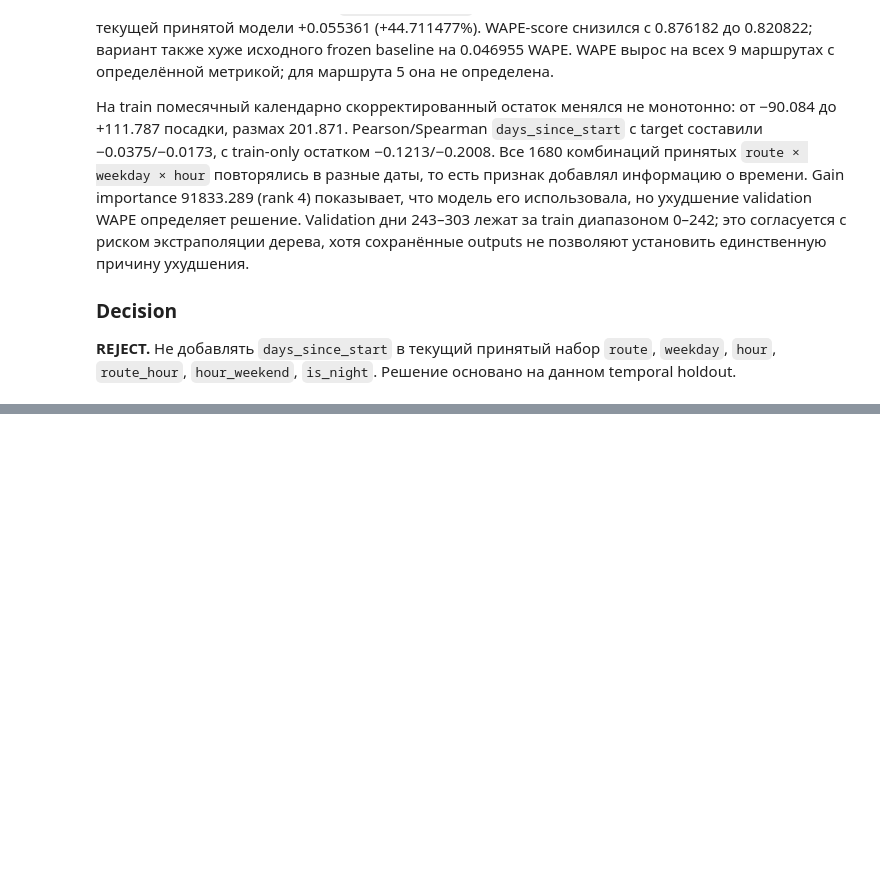
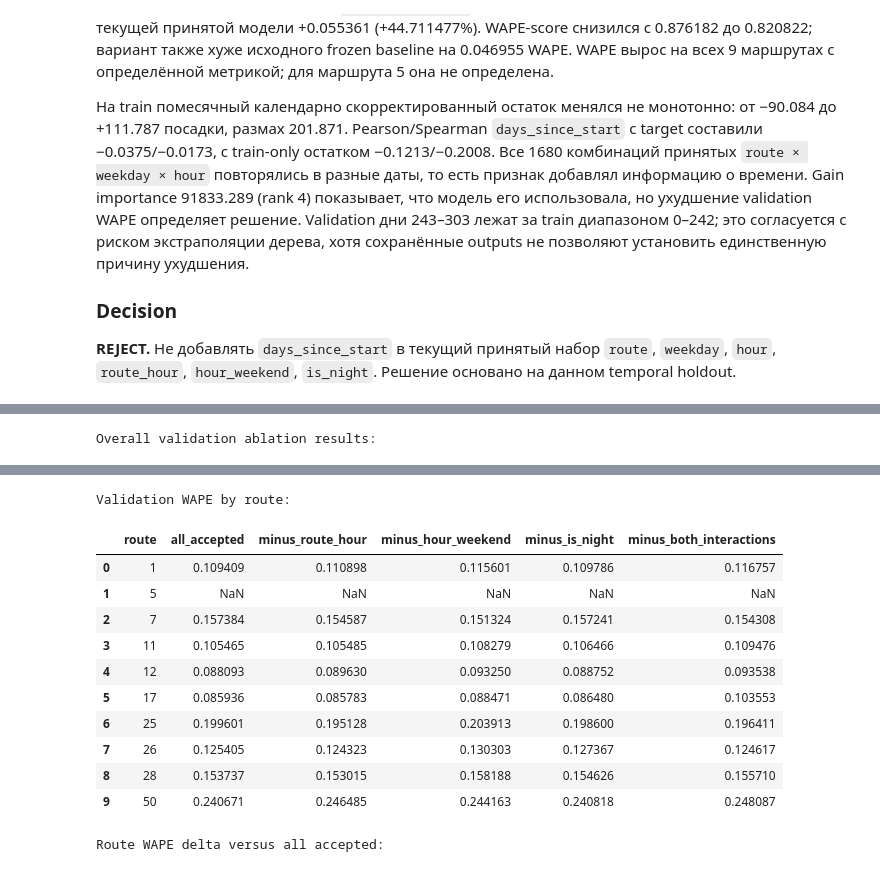
Before and after one commit to rapogahu/MT-Hackathon-2026, a Jupyter notebook: ml/notebooks/feature_engineering.ipynb, the cells around one changed output, grey strips where cells are left out. Cells and saved outputs as stored; diff of their text form; code cells hidden in the pictures; blank space fills up the shorter version.

```diff
--- a/ml/notebooks/feature_engineering.ipynb
+++ b/ml/notebooks/feature_engineering.ipynb
@@ -4233,0 +4675,64 @@ Validation WAPE by route:
+# %%
+ablation_actual = pd.read_csv(
+    VALID_HOURLY_PATH, sep=";", usecols=["boardings"]
+)["boardings"].to_numpy()
+if len(ablation_actual) != len(validation_keys) or ablation_actual.sum() == 0:
+    raise ValueError("Invalid validation targets")
+if any(
+    len(prediction) != len(ablation_actual) or not np.isfinite(prediction).all()
+    for prediction in ablation_predictions.values()
+):
+    raise ValueError("Invalid validation predictions")
+
+ablation_route_totals = (
+    pd.DataFrame({
+        "route": validation_keys["route"],
+        "actual": ablation_actual,
+    })
+    .groupby("route")["actual"].sum()
+    .reindex(ROUTES)
+)
+ablation_route_wape = pd.DataFrame(index=pd.Index(ROUTES, name="route"))
+ablation_result_rows = []
+for experiment, removed_features in REDUNDANCY_ABLATIONS:
+    absolute_error = np.abs(ablation_actual - ablation_predictions[experiment])
+    overall_wape = absolute_error.sum() / ablation_actual.sum()
+    ablation_result_rows.append({
+        "experiment": experiment,
+        "removed_features": ", ".join(removed_features) if removed_features else "none",
+        "WAPE": overall_wape,
+        "WAPE_score": max(0.0, 1.0 - overall_wape),
+    })
+    route_error = (
+        pd.DataFrame({
+            "route": validation_keys["route"],
+            "absolute_error": absolute_error,
+        })
+        .groupby("route")["absolute_error"].sum()
+        .reindex(ROUTES)
+    )
+    ablation_route_wape[experiment] = (
+        route_error / ablation_route_totals.replace(0, np.nan)
+    )
+
+ablation_results = pd.DataFrame(ablation_result_rows)
+all_accepted_wape = ablation_results.loc[
+    ablation_results["experiment"].eq("all_accepted"), "WAPE"
+].iloc[0]
+ablation_results["delta_WAPE_vs_all_accepted"] = (
+    ablation_results["WAPE"] - all_accepted_wape
+)
+ablation_results["relative_delta_WAPE_vs_all_accepted_pct"] = (
+    100 * ablation_results["delta_WAPE_vs_all_accepted"] / all_accepted_wape
+)
+ablation_route_delta = ablation_route_wape.drop(
+    columns="all_accepted"
+).sub(ablation_route_wape["all_accepted"], axis=0)
+print("Overall validation ablation results:")
+display(ablation_results.round(6))
+print("Validation WAPE by route:")
+display(ablation_route_wape.reset_index().round(6))
+print("Route WAPE delta versus all accepted:")
+display(ablation_route_delta.reset_index().round(6))
+# %% [output]
+Overall validation ablation results:
@@ -4233,0 +4745,13 @@ Validation WAPE by route:
+Validation WAPE by route:
+|  | route | all_accepted | minus_route_hour | minus_hour_weekend | minus_is_night | minus_both_interactions |
+| 0 | 1 | 0.109409 | 0.110898 | 0.115601 | 0.109786 | 0.116757 |
+| 1 | 5 | NaN | NaN | NaN | NaN | NaN |
+| 2 | 7 | 0.157384 | 0.154587 | 0.151324 | 0.157241 | 0.154308 |
+| 3 | 11 | 0.105465 | 0.105485 | 0.108279 | 0.106466 | 0.109476 |
+| 4 | 12 | 0.088093 | 0.089630 | 0.093250 | 0.088752 | 0.093538 |
+| 5 | 17 | 0.085936 | 0.085783 | 0.088471 | 0.086480 | 0.103553 |
+| 6 | 25 | 0.199601 | 0.195128 | 0.203913 | 0.198600 | 0.196411 |
+| 7 | 26 | 0.125405 | 0.124323 | 0.130303 | 0.127367 | 0.124617 |
+| 8 | 28 | 0.153737 | 0.153015 | 0.158188 | 0.154626 | 0.155710 |
+| 9 | 50 | 0.240671 | 0.246485 | 0.244163 | 0.240818 | 0.248087 |
+Route WAPE delta versus all accepted:
```
Also changed, not shown: parts of 20 cells of this notebook, 1 other file.
